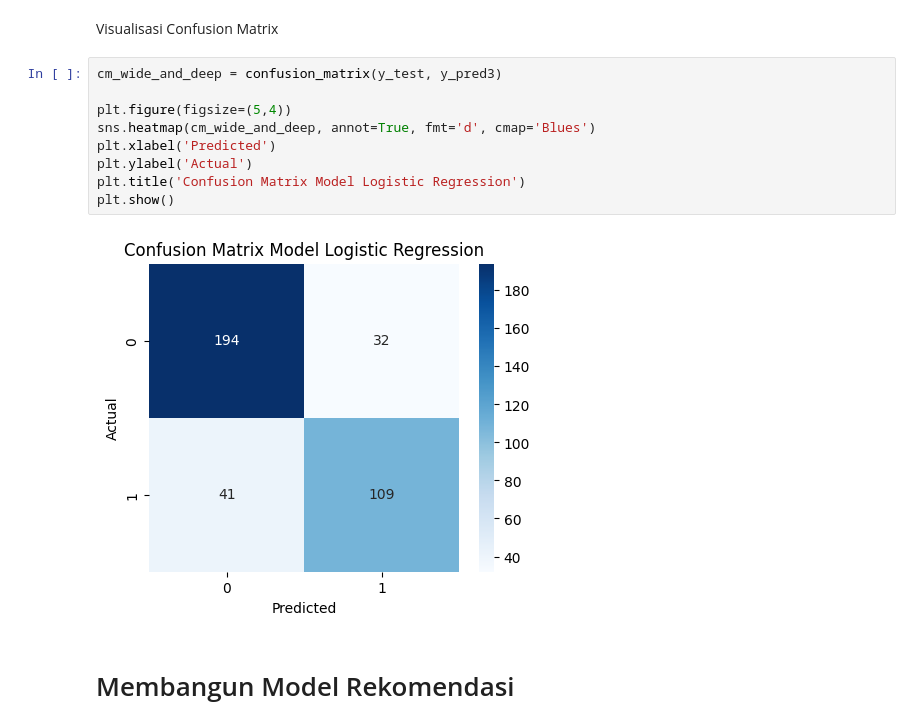
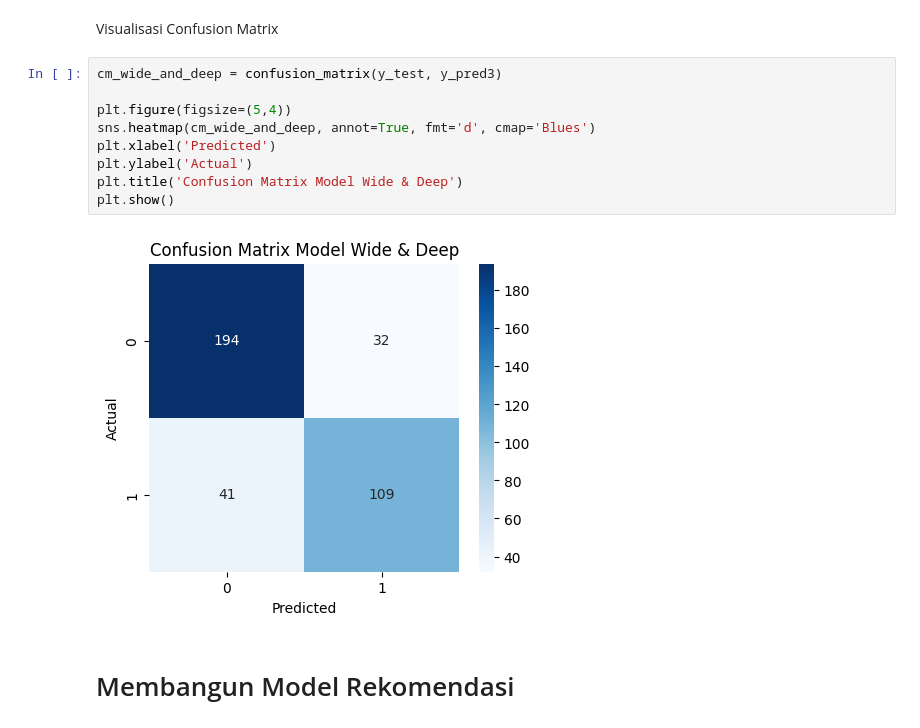
Before and after one commit to YukiImable/NutriAI, a Jupyter notebook: capstone.ipynb, the cells around one changed output. Saved outputs shown, nothing was run; the diff lists cells and outputs as text.

```diff
--- a/capstone.ipynb
+++ b/capstone.ipynb
@@ -778,14 +778,14 @@ Visualisasi Confusion Matrix
 # %%
 cm_wide_and_deep = confusion_matrix(y_test, y_pred3)
 
 plt.figure(figsize=(5,4))
 sns.heatmap(cm_wide_and_deep, annot=True, fmt='d', cmap='Blues')
 plt.xlabel('Predicted')
 plt.ylabel('Actual')
-plt.title('Confusion Matrix Model Logistic Regression')
+plt.title('Confusion Matrix Model Wide & Deep')
 plt.show()
 # %% [output]
-[figure, old version]
+[figure, new version]
 # %% [markdown]
 # Membangun Model Rekomendasi
 # %% [markdown]
```
Also changed, not shown: 1 other file.
